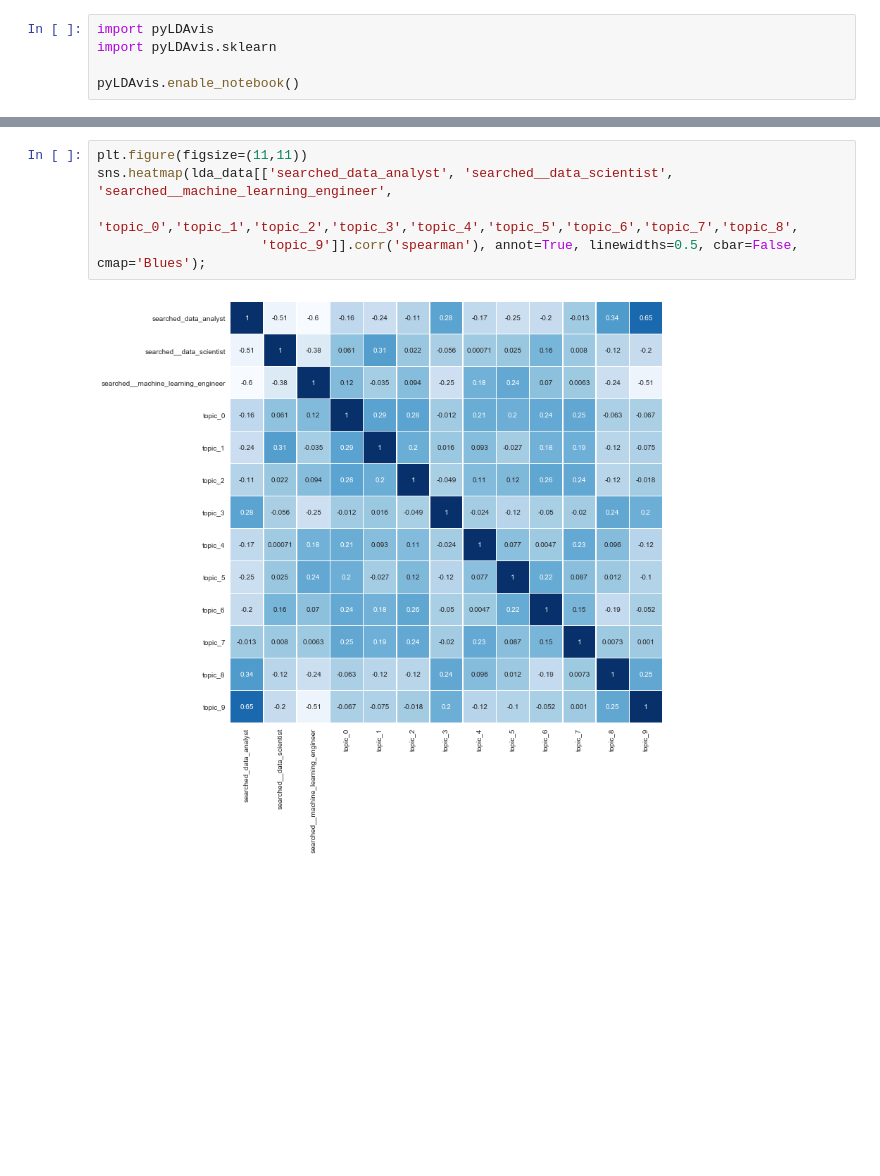
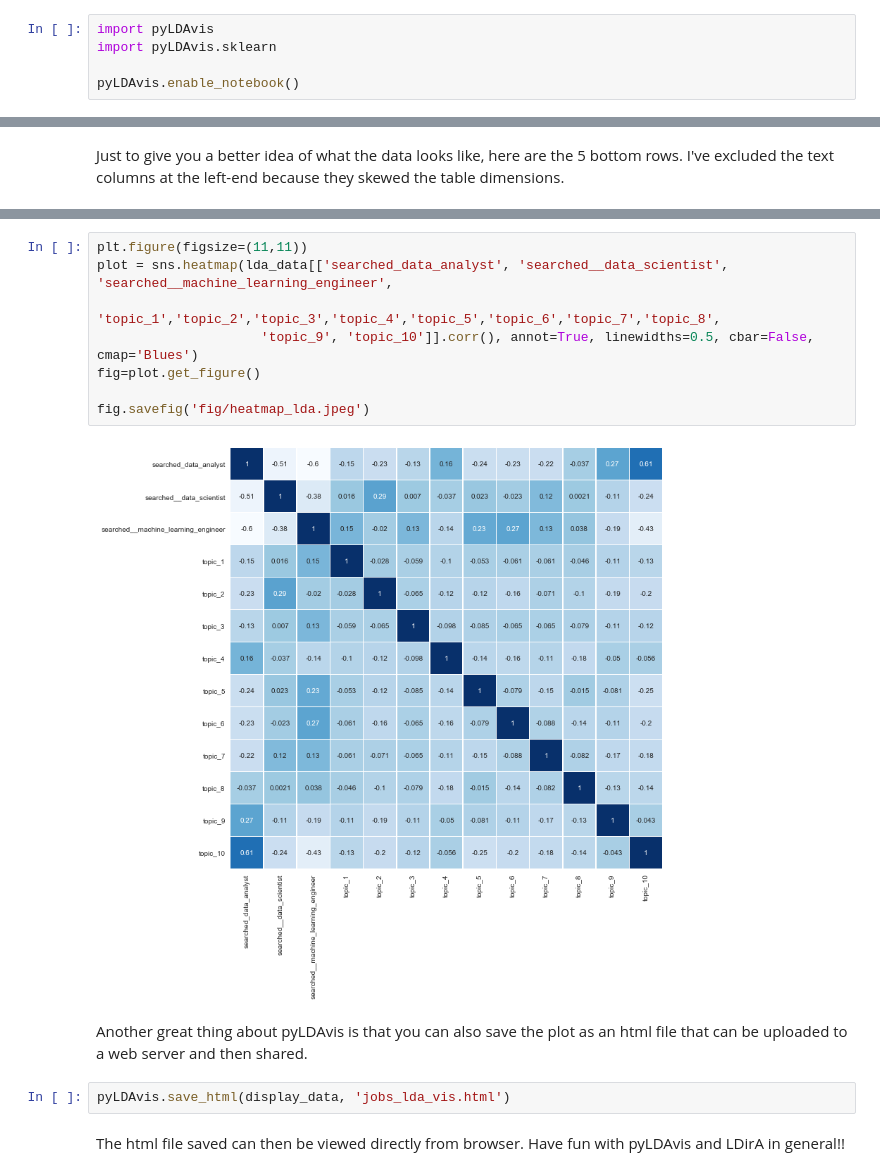
Before and after one commit to Ioana-P/MLEng_vs_DScientist_analysis, a Jupyter notebook: 2_Topic_modelling.ipynb, the cells around one changed output, grey strips where cells are left out. Cells and saved outputs as stored; diff of their text form; blank space fills up the shorter version.

Commit message:
fix topic col nr

```diff
--- a/2_Topic_modelling.ipynb
+++ b/2_Topic_modelling.ipynb
@@ -115,5 +109,7 @@ pyLDAvis.display(display_data,)
 # %% [output]
 [interactive output not drawn]
+# %% [markdown]
+Just to give you a better idea of what the data looks like, here are the 5 bottom rows. I've excluded the text columns at the left-end because they skewed the table dimensions.
 # %%
 lda_data.iloc[:,4:].tail()
 # %% [output]
@@ -125,8 +121,17 @@ lda_data.iloc[:,4:].tail()
 | 2210 | London | 1 | 0 | 0 | NaN | ... |
 # %%
 plt.figure(figsize=(11,11))
-sns.heatmap(lda_data[['searched_data_analyst', 'searched__data_scientist', 'searched__machine_learning_engineer',
-                     'topic_0','topic_1','topic_2','topic_3','topic_4','topic_5','topic_6','topic_7','topic_8',
-                     'topic_9']].corr('spearman'), annot=True, linewidths=0.5, cbar=False, cmap='Blues');
+plot = sns.heatmap(lda_data[['searched_data_analyst', 'searched__data_scientist', 'searched__machine_learning_engineer',
+                     'topic_1','topic_2','topic_3','topic_4','topic_5','topic_6','topic_7','topic_8',
+                     'topic_9', 'topic_10']].corr(), annot=True, linewidths=0.5, cbar=False, cmap='Blues')
+fig=plot.get_figure()
+
+fig.savefig('fig/heatmap_lda.jpeg')
 # %% [output]
-[figure, old version]
+[figure, new version]
+# %% [markdown]
+Another great thing about pyLDAvis is that you can also save the plot as an html file that can be uploaded to a web server and then shared.
+# %%
+pyLDAvis.save_html(display_data, 'jobs_lda_vis.html')
+# %% [markdown]
+The html file saved can then be viewed directly from browser. Have fun with pyLDAvis and LDirA in general!!
```
Also changed, not shown: parts of 4 cells of this notebook, 1 other file.
